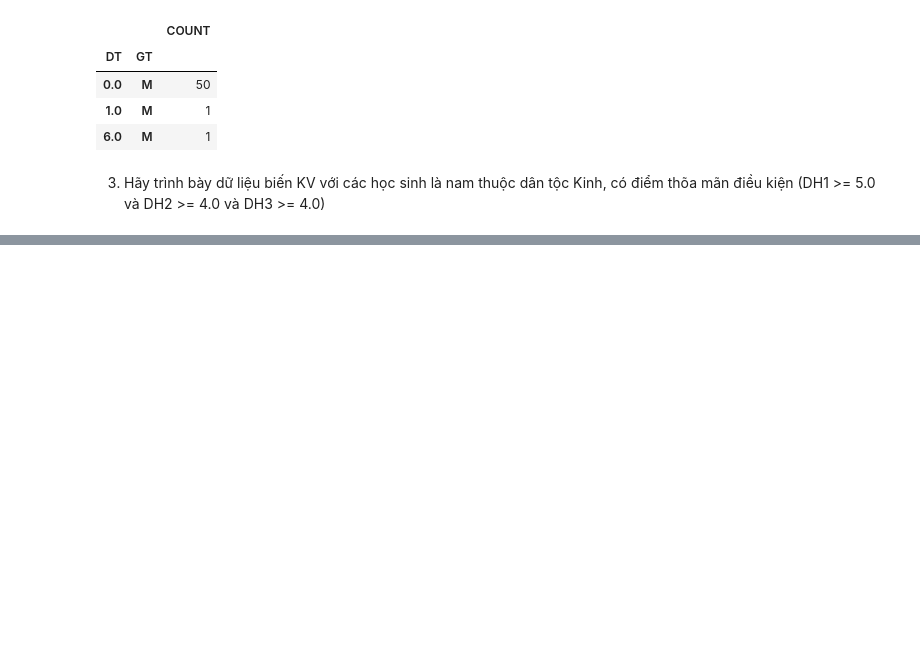
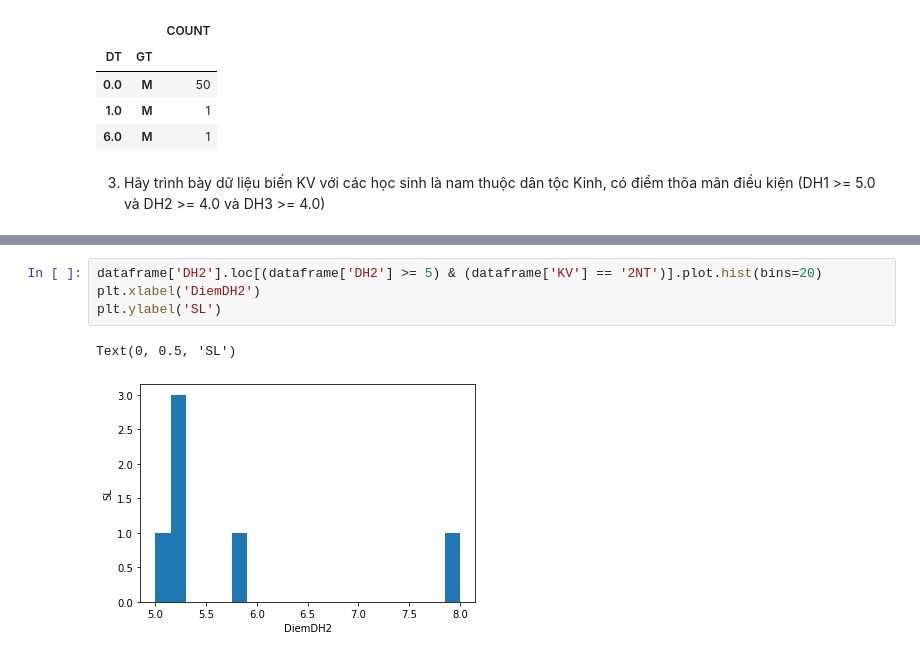
Before and after one commit to HuynhPhamNhatNam/DataAnalystAndDeepLearning, a Jupyter notebook: Labs/Lab02.ipynb, the cells around one changed output, grey strips where cells are left out. Cells and saved outputs as stored; diff of their text form; blank space fills up the shorter version.

```diff
--- a/Labs/Lab02.ipynb
+++ b/Labs/Lab02.ipynb
@@ -162,0 +182,7 @@ dataframe[dataframe.DT.isin(['0.0', '1.0', '6.0']) & (dataframe.GT == 'M')].grou
+# %%
+dataframe['DH2'].loc[(dataframe['DH2'] >= 5) & (dataframe['KV'] == '2NT')].plot.hist(bins=20)
+plt.xlabel('DiemDH2')
+plt.ylabel('SL')
+# %% [output]
+Text(0, 0.5, 'SL')
+[figure, added]
```
Also changed, not shown: parts of 63 cells of this notebook.
